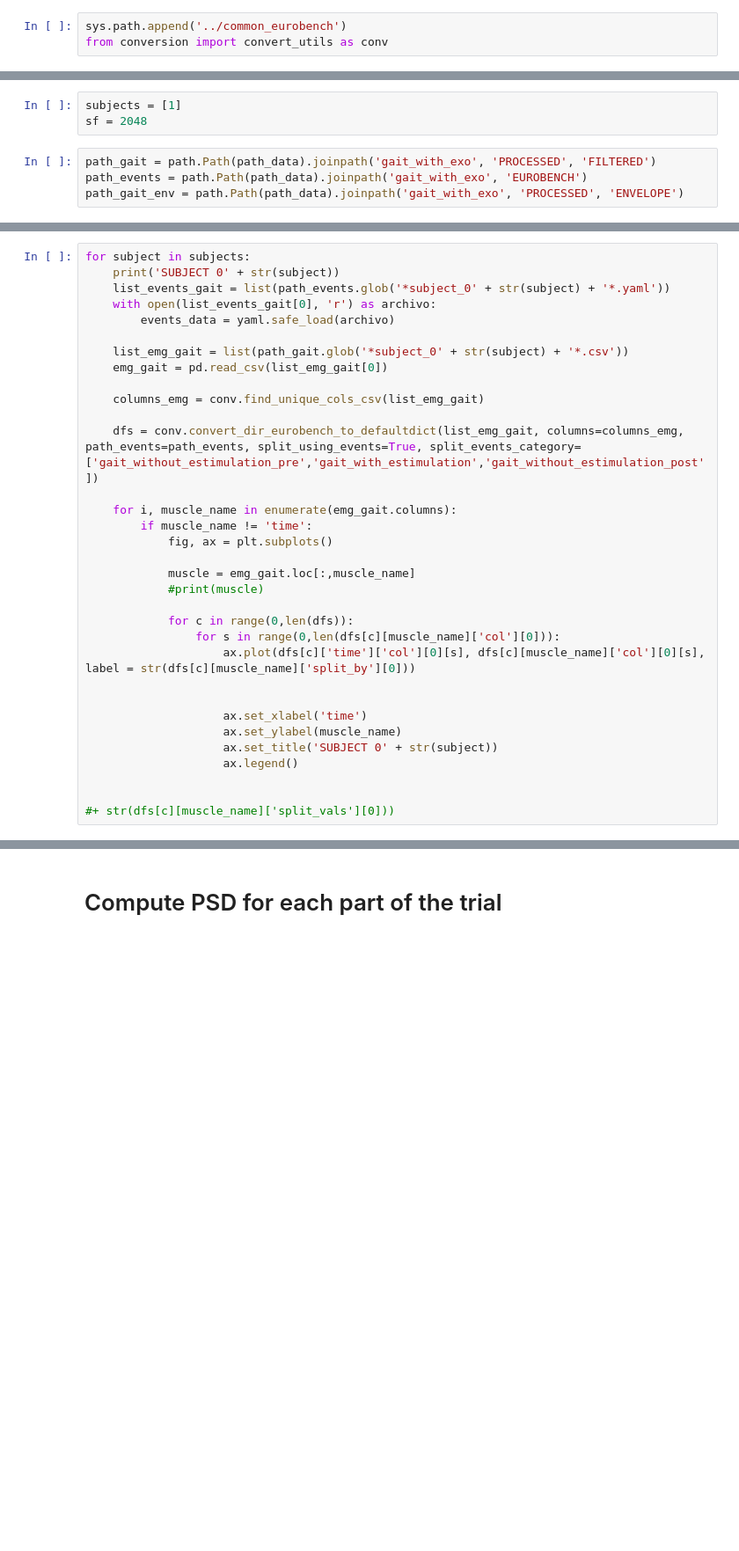
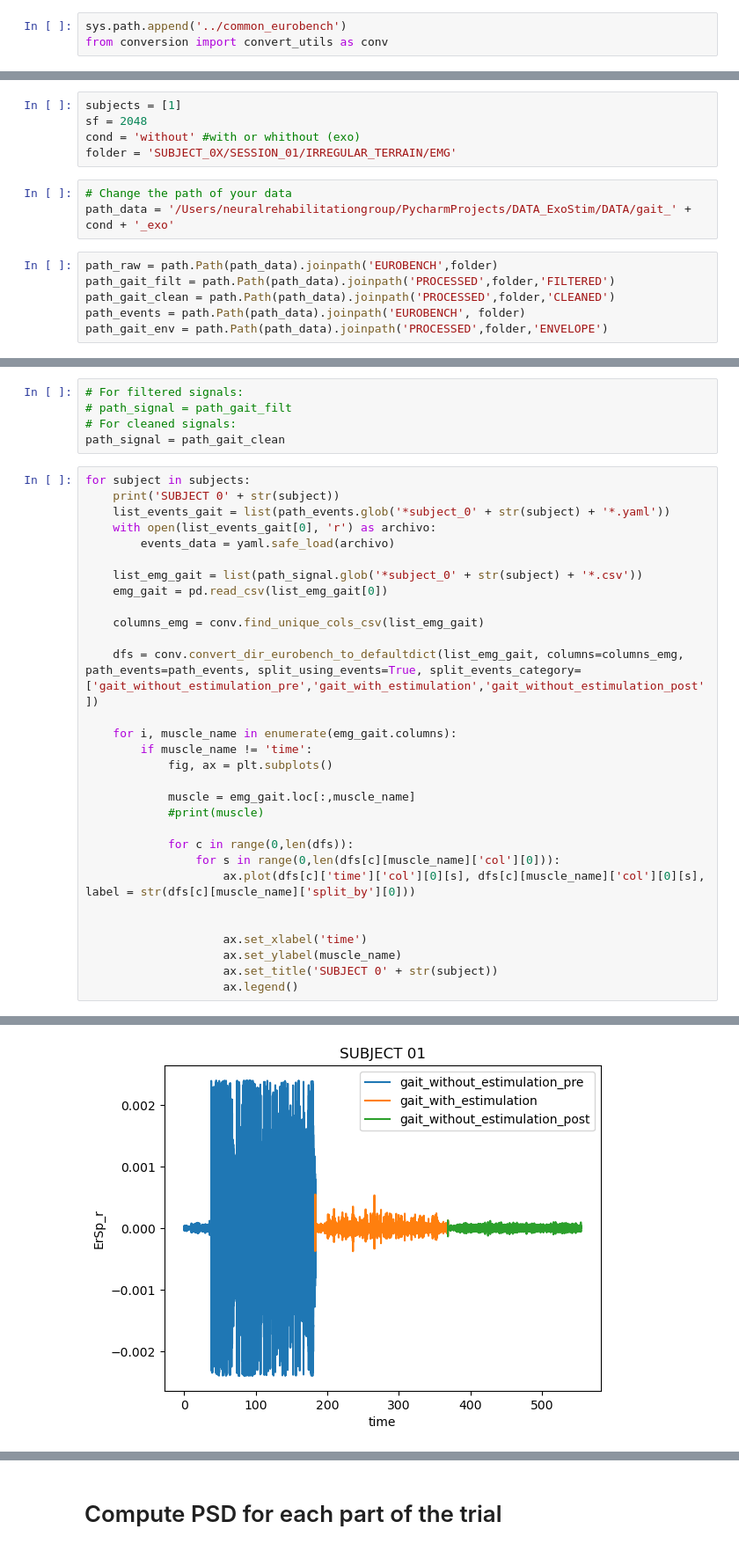
Before and after one commit to malgaba/ExoStim, a Jupyter notebook: plot_separatedly.ipynb, the cells around one changed output, grey strips where cells are left out. Shown at 88% size. Saved outputs shown, nothing was run; the diff lists cells and outputs as text; blank space fills up the shorter version.

```diff
--- a/plot_separatedly.ipynb
+++ b/plot_separatedly.ipynb
@@ -15,7 +12,14 @@ path_cleaned_data = '/Users/neuralrehabilitationgroup/PycharmProjects/ExoStim/NE
 # %%
 subjects = [1]
 sf = 2048
+cond = 'without' #with or whithout (exo)
+folder = 'SUBJECT_0X/SESSION_01/IRREGULAR_TERRAIN/EMG'
+# %%
+# Change the path of your data
+path_data = '/Users/neuralrehabilitationgroup/PycharmProjects/DATA_ExoStim/DATA/gait_' + cond + '_exo'
 # %%
-path_gait = path.Path(path_data).joinpath('gait_with_exo', 'PROCESSED', 'FILTERED')
-path_events = path.Path(path_data).joinpath('gait_with_exo', 'EUROBENCH')
-path_gait_env = path.Path(path_data).joinpath('gait_with_exo', 'PROCESSED', 'ENVELOPE')
+path_raw = path.Path(path_data).joinpath('EUROBENCH',folder)
+path_gait_filt = path.Path(path_data).joinpath('PROCESSED',folder,'FILTERED')
+path_gait_clean = path.Path(path_data).joinpath('PROCESSED',folder,'CLEANED')
+path_events = path.Path(path_data).joinpath('EUROBENCH', folder)
+path_gait_env = path.Path(path_data).joinpath('PROCESSED',folder,'ENVELOPE')
@@ -142,3 +28,8 @@ for subject in subjects:
+# %%
+# For filtered signals:
+# path_signal = path_gait_filt
+# For cleaned signals:
+path_signal = path_gait_clean
 # %%
 for subject in subjects:
     print('SUBJECT 0' + str(subject))
@@ -146,7 +37,7 @@ for subject in subjects:
     with open(list_events_gait[0], 'r') as archivo:
         events_data = yaml.safe_load(archivo)
 
-    list_emg_gait = list(path_gait.glob('*subject_0' + str(subject) + '*.csv'))
+    list_emg_gait = list(path_signal.glob('*subject_0' + str(subject) + '*.csv'))
     emg_gait = pd.read_csv(list_emg_gait[0])
 
     columns_emg = conv.find_unique_cols_csv(list_emg_gait)
@@ -169,6 +60,4 @@ for subject in subjects:
                     ax.set_ylabel(muscle_name)
                     ax.set_title('SUBJECT 0' + str(subject))
                     ax.legend()
-
-
-#+ str(dfs[c][muscle_name]['split_vals'][0]))
+# %% [output]
@@ -174,0 +74 @@ for subject in subjects:
+[figure, added]
```
Also changed, not shown: parts of 10 cells of this notebook, 2 other files.
